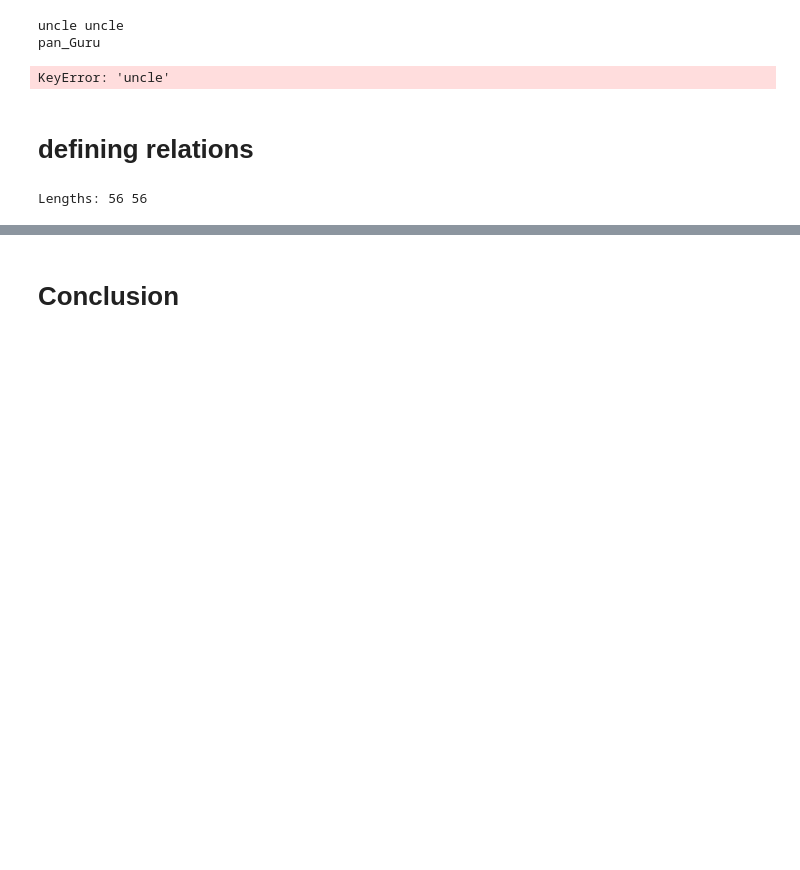
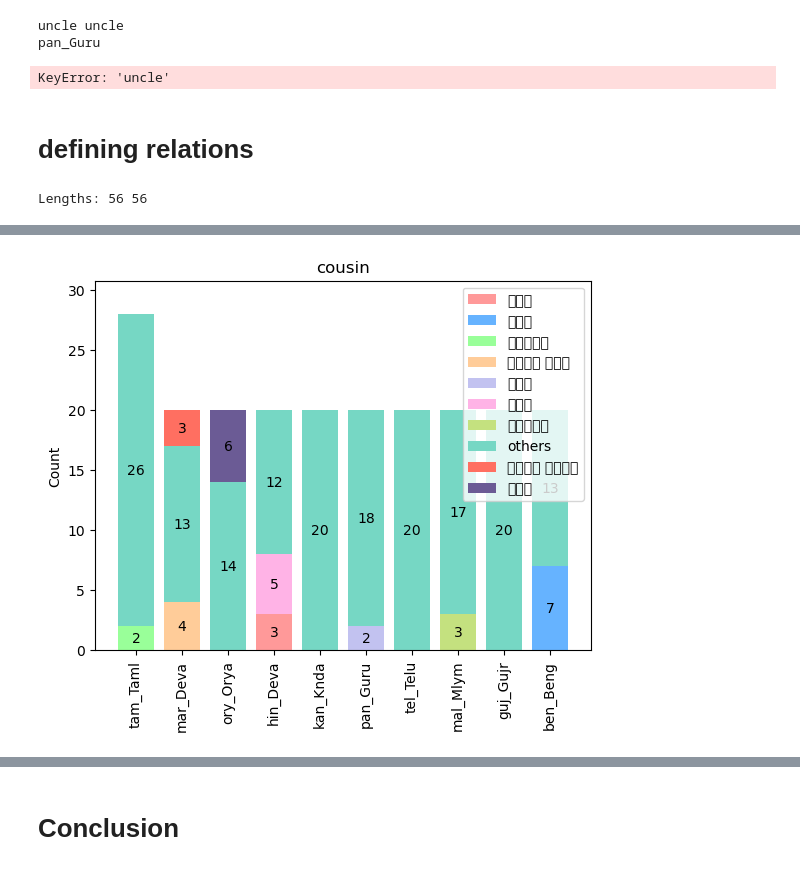
Before and after one commit to sofia100/Multilingual_project, a Jupyter notebook: Paternal vs Maternal.ipynb, the cells around one changed output, grey strips where cells are left out. Drawn from its saved outputs; the diff is of its cells as text; code cells hidden in the pictures; blank space fills up the shorter version.

Commit message:
Test results obtained

```diff
--- a/Paternal vs Maternal.ipynb
+++ b/Paternal vs Maternal.ipynb
@@ -1466,0 +1528,9 @@ Lengths: 56 56
+# %%
+import importlib
+import os
+import possible_indic_relations as poss_indic_rel
+# Reload the module to reflect changes
+importlib.reload(poss_indic_rel)
+
+pir= poss_indic_rel.possible_relations
+pir
@@ -1466,0 +1693,11 @@ Lengths: 56 56
+# %%
+
+
+# save the len_dict_resultant and data_dict_resultant as pickle files
+import pickle
+
+with open('trainset_len_dict_resultant.pkl', 'wb') as f:
+    pickle.dump(trainset_len_dict_res, f)
+
+with open('trainset_data_dict_resultant.pkl', 'wb') as f:
+    pickle.dump(trainset_data_dict_res, f)
@@ -1466,0 +1734,75 @@ Lengths: 56 56
+# %%
+# Function to create stacked bar graph
+def create_stacked_bar_graph(data, title):
+    languages = list(data.keys())
+    categories = set()
+
+    # Collect all categories
+    for lang in languages:
+        categories.update(data[lang].keys())
+
+    categories = list(categories)
+
+    # Prepare data for plotting
+    values = {category: [] for category in categories}
+
+    for lang in languages:
+        for category in categories:
+            values[category].append(data[lang].get(category, 0))
+
+    # Plotting
+    fig, ax = plt.subplots()
+
+    bottom = [0] * len(languages)
+    # Define custom colors
+    colors = ['#ff9999','#66b3ff','#99ff99','#ffcc99','#c2c2f0','#ffb3e6','#c4e17f','#76d7c4','#ff6f61','#6b5b95']
+    for i, category in enumerate(categories):
+        bars = ax.bar(languages, values[category], label=category, bottom=bottom, color=colors[i % len(colors)])
+        bottom = [i + j for i, j in zip(bottom, values[category])]
+
+        # Adding labels
+        for bar in bars:
+            height = bar.get_height()
+            if height > 0:
+                ax.annotate(f'{height}',
+                            xy=(bar.get_x() + bar.get_width() / 2, bar.get_y() + height / 2),
+                            xytext=(0, 0),  # 0 points vertical offset
+                            textcoords="offset points",
+                            ha='center', va='center')
+
+    ax.set_title(title)
+    ax.set_ylabel('Count')
+    ax.legend()
+    # set x -ticks and y ticks
+    ax.set_xticks(languages)
+    ax.set_yticks(range(0, max(bottom) * 2, 5))
+    ax.set_xticklabels(languages)
+    ax.set_yticklabels(range(0, max(bottom) * 2, 5))
+
+    # Adding gap at the top of the y-axis
+    ax.set_ylim(0, max(bottom) * 1.1)
+
+    plt.xticks(rotation=90)
+
+
+    # Use the Noto Sans font
+    # prop = fm.FontProperties(fname=noto_sans)
+    # for label in (ax.get_xticklabels() + ax.get_yticklabels()):
+    #     label.set_fontproperties(prop)
+
+
+    # save figure
+    plt.savefig("train"+title+'.png')
+
+    plt.show()
+
+    # # Use a font that supports the required characters
+    # plt.rcParams['font.family'] = 'Noto Sans'
+
+    # plt.show()
+
+
+# Create stacked bar graphs for each level 1 word
+for key in trainset_len_dict_res.keys():
+    create_stacked_bar_graph(trainset_len_dict_res[key], key)
+# %% [output]
@@ -1466,0 +1826 @@ Lengths: 56 56
+[figure, added]
```
Also changed, not shown: parts of 11 cells of this notebook, 4 other files.
